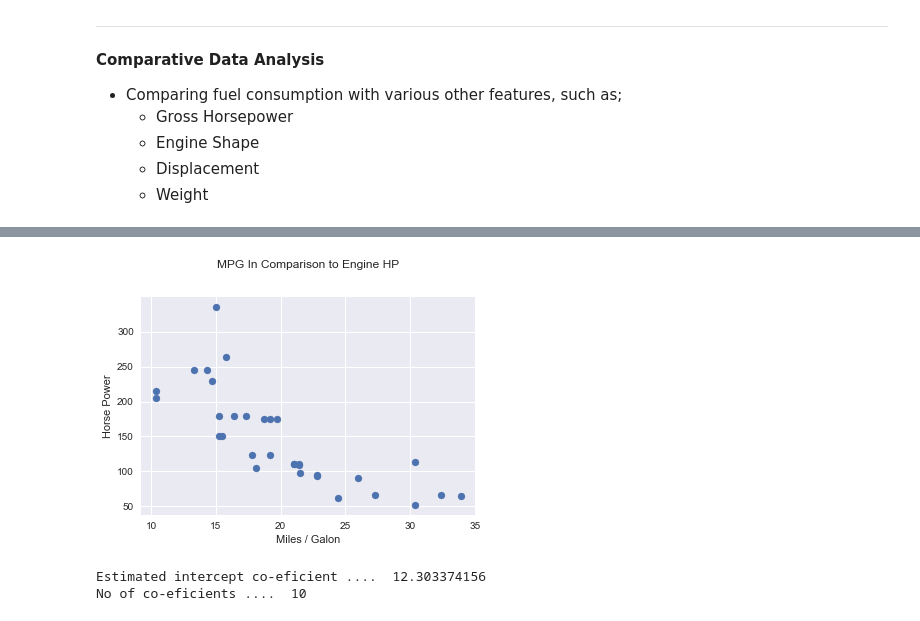
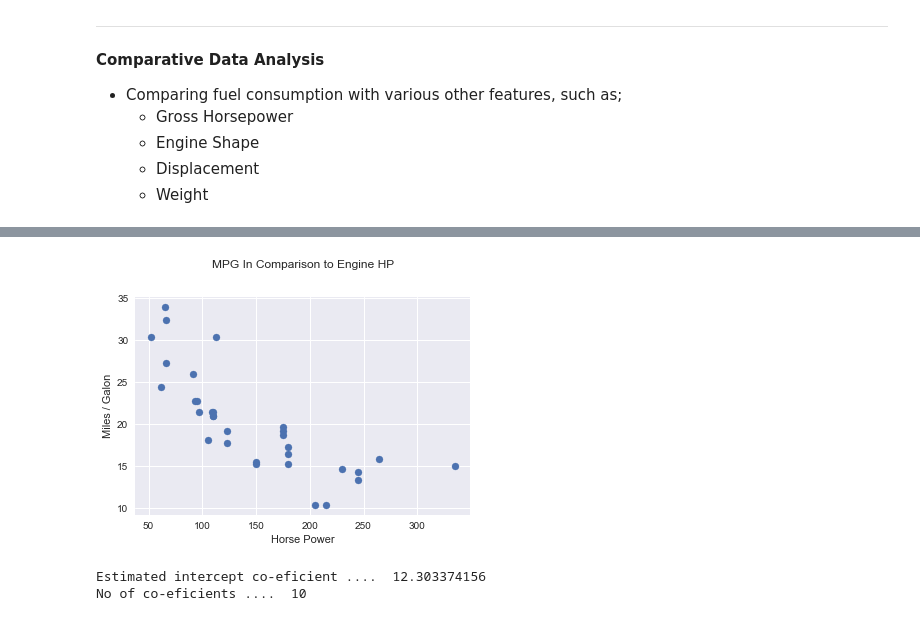
Before and after one commit to raheel78/Car-Fuel-Economy-Analysis, a Jupyter notebook: Car Fuel Economy Analysis.ipynb, the cells around one changed output, grey strips where cells are left out. Saved outputs shown, nothing was run; the diff lists cells and outputs as text; code cells hidden in the pictures.

```diff
--- a/Car Fuel Economy Analysis.ipynb
+++ b/Car Fuel Economy Analysis.ipynb
@@ -155,14 +155,14 @@ py.iplot(fig)
 # %%
 import matplotlib.pyplot as plt
 %matplotlib inline
 
-plt.scatter(df['MPG'], df['Gross HP'])
-plt.xlabel('Miles / Galon')
-plt.ylabel('Horse Power')
+plt.scatter(df['Gross HP'], df['MPG'])
+plt.ylabel('Miles / Galon')
+plt.xlabel('Horse Power')
 plt.title('MPG In Comparison to Engine HP\n\n')
 plt.show()
 # %% [output]
-[figure, old version]
+[figure, new version]
 # %%
 from sklearn.linear_model import LinearRegression
 
```
Also changed, not shown: parts of 2 cells of this notebook.
